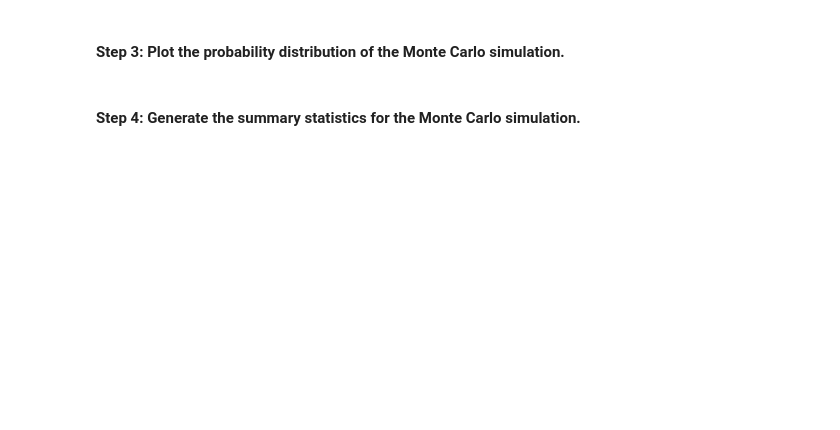
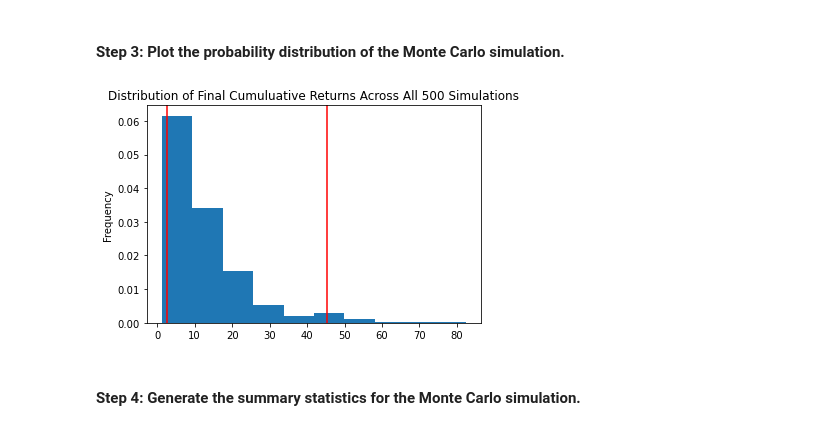
Before and after one commit to lkhodel/bftbc-c5, a Jupyter notebook: financial_planning_tools.ipynb, the cells around one changed output. Saved outputs shown, nothing was run; the diff lists cells and outputs as text; code cells hidden in the pictures; blank space fills up the shorter version.

```diff
--- a/financial_planning_tools.ipynb
+++ b/financial_planning_tools.ipynb
@@ -426,7 +560,9 @@ In this section, you’ll use the MCForecastTools library to create a Monte Carl
 # %%
 # Visualize the probability distribution of the 30-year Monte Carlo simulation
 # by plotting a histogram
-# YOUR CODE HERE
+histogram = simulation.plot_distribution()
+# %% [output]
+[figure, added]
 # %% [markdown]
 #### Step 4: Generate the summary statistics for the Monte Carlo simulation.
 # %%
```
Also changed, not shown: parts of 23 cells of this notebook.
